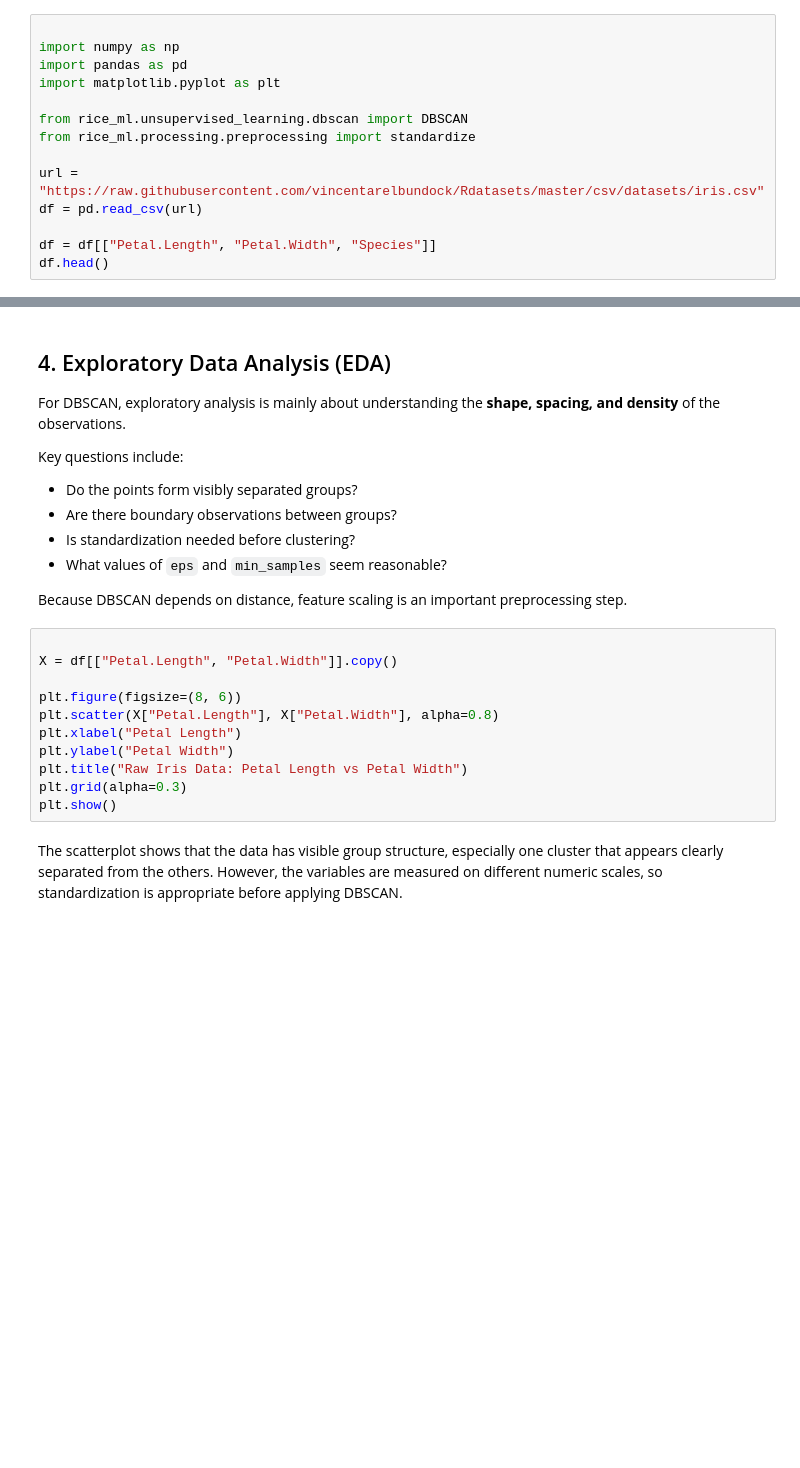
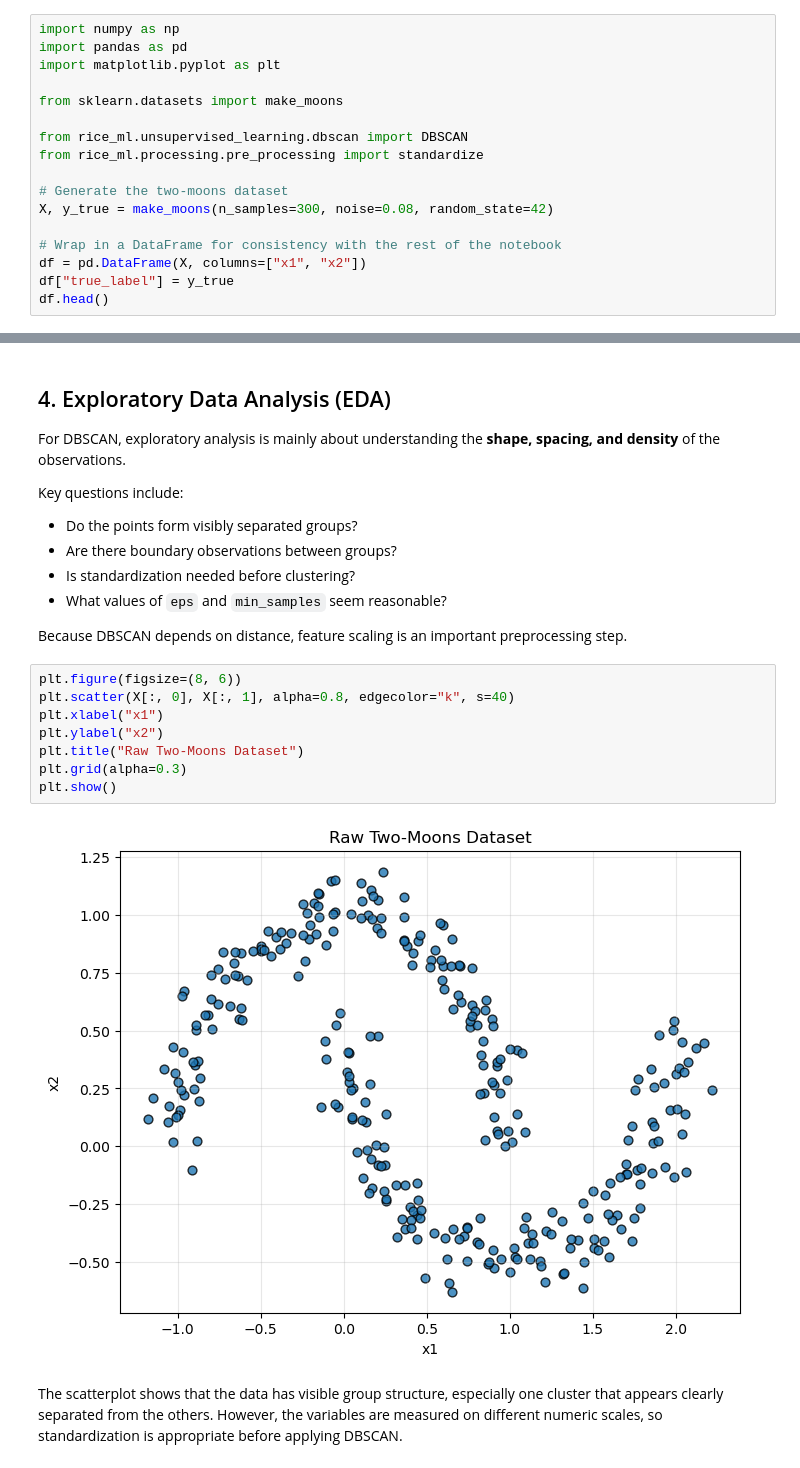
Before and after one commit to tduong26/INDE577-Spring-2026, a Jupyter notebook: examples/unsupervised_learning/DBScan/dbscan_example.ipynb, the cells around one changed output, grey strips where cells are left out. Drawn from its saved outputs; the diff is of its cells as text; blank space fills up the shorter version.

```diff
--- a/examples/unsupervised_learning/DBScan/dbscan_example.ipynb
+++ b/examples/unsupervised_learning/DBScan/dbscan_example.ipynb
@@ -85,14 +86,17 @@ DBSCAN separates dense regions and handles possible boundary points.
 # %%
-
 import numpy as np
 import pandas as pd
 import matplotlib.pyplot as plt
 
+from sklearn.datasets import make_moons
+
 from rice_ml.unsupervised_learning.dbscan import DBSCAN
-from rice_ml.processing.preprocessing import standardize
+from rice_ml.processing.pre_processing import standardize
 
-url = "https://raw.githubusercontent.com/vincentarelbundock/Rdatasets/master/csv/datasets/iris.csv"
-df = pd.read_csv(url)
+# Generate the two-moons dataset
+X, y_true = make_moons(n_samples=300, noise=0.08, random_state=42)
 
-df = df[["Petal.Length", "Petal.Width", "Species"]]
+# Wrap in a DataFrame for consistency with the rest of the notebook
+df = pd.DataFrame(X, columns=["x1", "x2"])
+df["true_label"] = y_true
 df.head()
@@ -112,16 +123,15 @@ Key questions include:
 
 Because DBSCAN depends on distance, feature scaling is an important preprocessing step.
 # %%
-
-X = df[["Petal.Length", "Petal.Width"]].copy()
-
 plt.figure(figsize=(8, 6))
-plt.scatter(X["Petal.Length"], X["Petal.Width"], alpha=0.8)
-plt.xlabel("Petal Length")
-plt.ylabel("Petal Width")
-plt.title("Raw Iris Data: Petal Length vs Petal Width")
+plt.scatter(X[:, 0], X[:, 1], alpha=0.8, edgecolor="k", s=40)
+plt.xlabel("x1")
+plt.ylabel("x2")
+plt.title("Raw Two-Moons Dataset")
 plt.grid(alpha=0.3)
 plt.show()
+# %% [output]
+[figure, added]
 # %% [markdown]
 
 The scatterplot shows that the data has visible group structure, especially one
```
Also changed, not shown: parts of 10 cells of this notebook, 1 other file.
